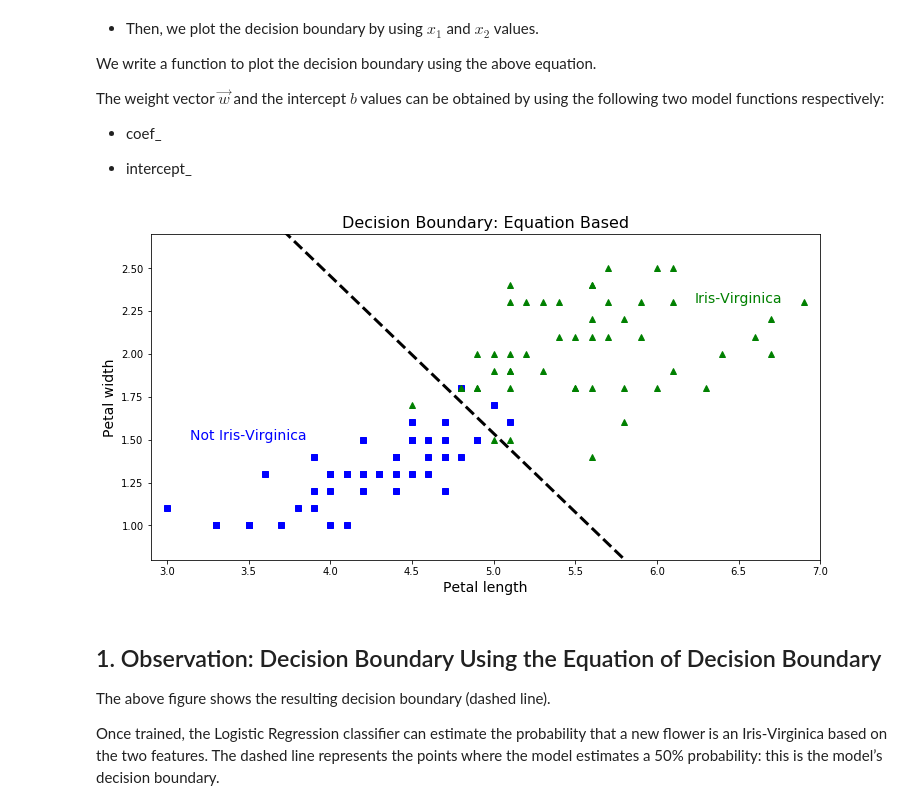
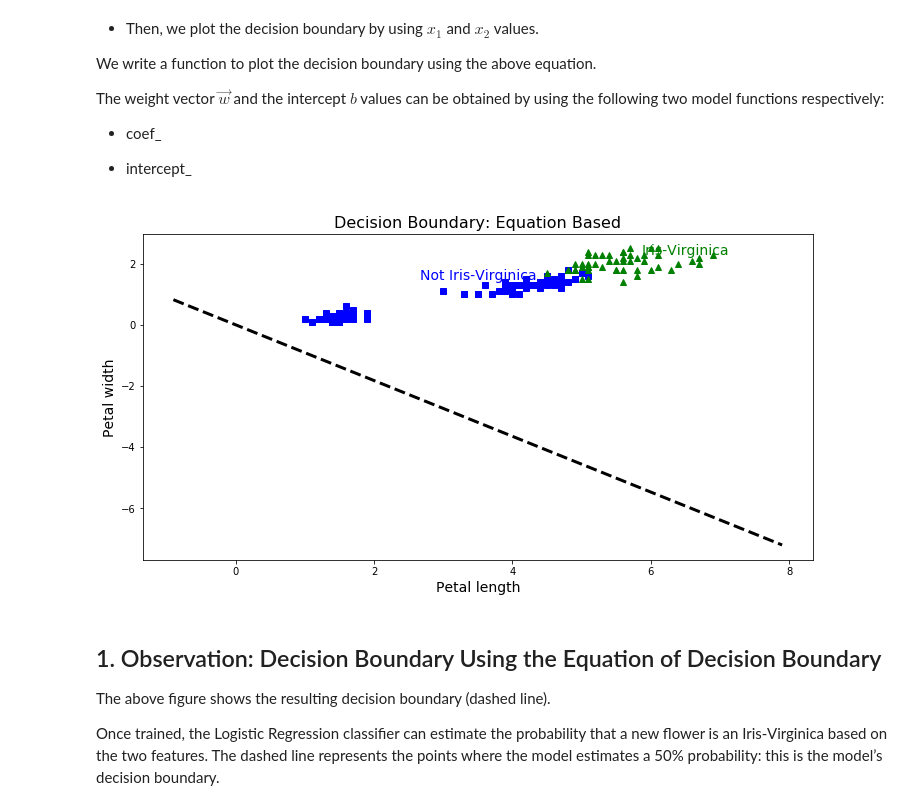
Before and after one commit to rhasanbd/Logistic-Regression-Comparative-Understanding, a Jupyter notebook: Logistic Regression-1-Binary Classification.ipynb, the cells around one changed output. Cells and saved outputs as stored; diff of their text form; code cells hidden in the pictures.

```diff
--- a/Logistic Regression-1-Binary Classification.ipynb
+++ b/Logistic Regression-1-Binary Classification.ipynb
@@ -271,6 +271,7 @@ def decision_boundary_equation_based(clf, X):
 
     w = clf.coef_[0] # We use index 0 to return a list from a 1 x 2 coef_ matrix
     b = clf.intercept_[0]
+    b = 0
 
     x1 = np.linspace(xmin, xmax, 100)
     decision_boundary = -(b + w[0]*x1)/w[1]
@@ -278,19 +279,19 @@ def decision_boundary_equation_based(clf, X):
 # %%
 plt.figure(figsize=(12, 6))
 plt.plot(X[y==0, 0], X[y==0, 1], "bs")
 plt.plot(X[y==1, 0], X[y==1, 1], "g^")
 
 decision_boundary_equation_based(lg_reg_clf, X)
 
 plt.text(3.5, 1.5, "Not Iris-Virginica", fontsize=14, color="b", ha="center")
 plt.text(6.5, 2.3, "Iris-Virginica", fontsize=14, color="g", ha="center")
 plt.xlabel("Petal length", fontsize=14)
 plt.ylabel("Petal width", fontsize=14)
 plt.title("Decision Boundary: Equation Based", fontsize=16)
-plt.axis([2.9, 7, 0.8, 2.7])
+#plt.axis([2.9, 7, 0.8, 2.7])
 plt.show()
 # %% [output]
-[figure, old version]
+[figure, new version]
 # %% [markdown]
 ## 1. Observation: Decision Boundary Using the Equation of Decision Boundary
 
```
Also changed, not shown: parts of 5 cells of this notebook.
